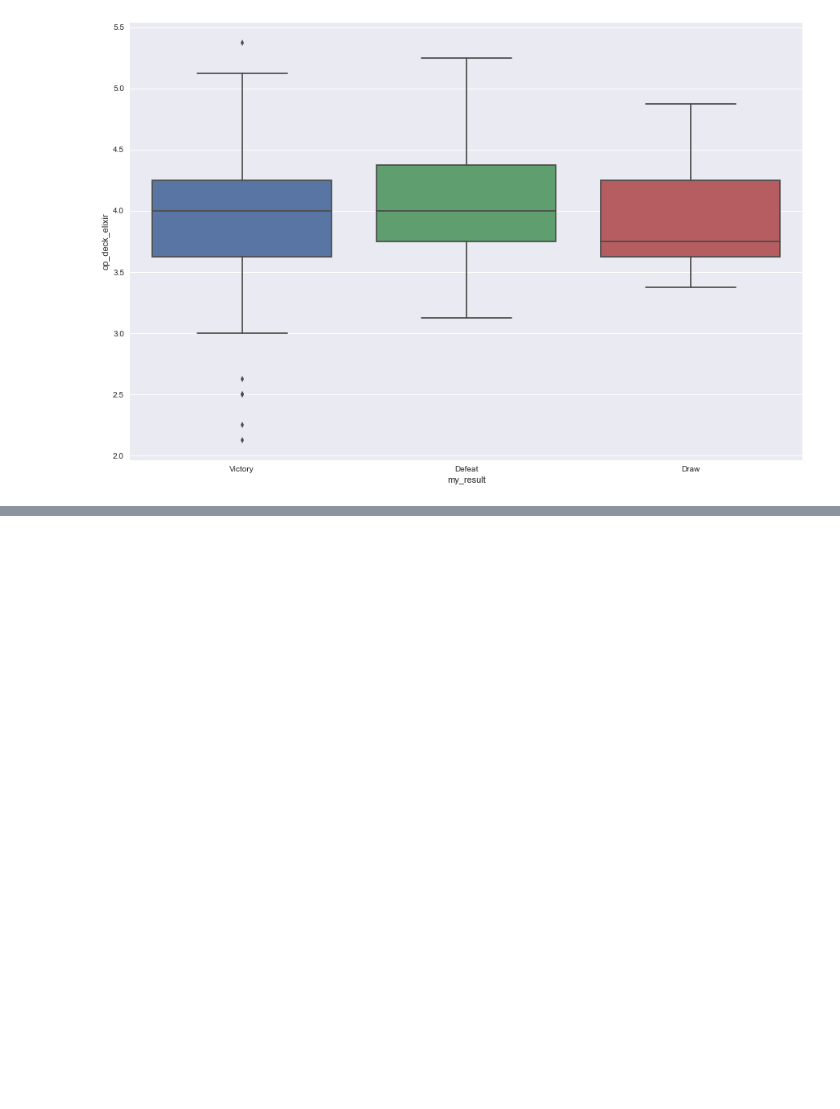
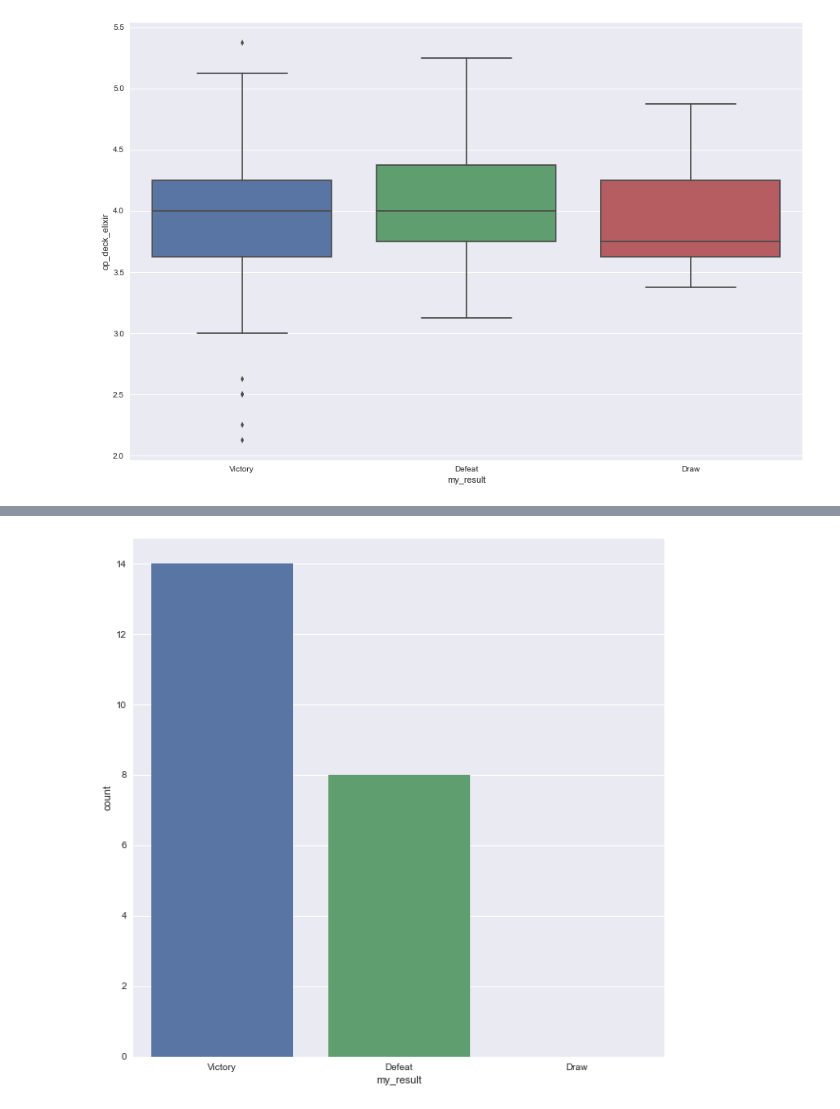
Before and after one commit to jvicentem/clashroyale-stats, a Jupyter notebook: report/My_Clash_Royale_Report.ipynb, the cells around one changed output, grey strips where cells are left out. Drawn from its saved outputs; the diff is of its cells as text; code cells hidden in the pictures; blank space fills up the shorter version.

```diff
--- a/report/My_Clash_Royale_Report.ipynb
+++ b/report/My_Clash_Royale_Report.ipynb
@@ -186,0 +206,98 @@ sns.plt.show()
+# %%
+for i in range(1, 8):
+    print('~~~ Arena %d stats ~~~' % i)
+
+    battles_by_arena = df[df.arena == str(i)]
+    print('Total battles in arena %d: %d' % (i, battles_by_arena.shape[0]))
+    print('-------')
+    print(battles_by_arena.groupby(['my_result'])['arena'].count())
+
+    sns.plt.figure(figsize=(10, 10))
+    (sns.countplot(x=battles_by_arena['my_result'], order=['Victory', 'Defeat', 'Draw']))
+    sns.plt.show()
+
+    print('--- Victories ---')
+
+    battles_by_vic = battles_by_arena[battles_by_arena.my_result == 'Victory']
+
+    print('Cards types count (median)')
+
+    cards_types1_vic = (battles_by_vic[['my_troops', 'my_buildings', 'my_spells',
+                                       'op_troops', 'op_buildings', 'op_spells']]
+                       .describe())
+
+    print(cards_types1_vic.loc[['50%']])
+
+    sns.plt.figure(figsize=(10, 10))
+    sns.barplot(x='val', y='type', data=pd.DataFrame(data={'type': cards_types1_vic.columns,
+                                                             'val': (cards_types1_vic.loc[['50%']]
+                                                                     .values.tolist()[0])
+                                                          }))
+    sns.plt.show()
+
+    print('----')
+
+    cards_types2_vic = (battles_by_vic[['my_commons', 'my_rares', 'my_epics',
+                                        'op_commons', 'op_rares', 'op_epics']]
+                       .describe())
+
+    print(cards_types2_vic.loc[['50%']])
+
+    sns.plt.figure(figsize=(10, 10))
+    sns.barplot(x='val', y='type', data=pd.DataFrame(data={'type': cards_types2_vic.columns,
+                                                             'val': (cards_types2_vic.loc[['50%']]
+                                                                     .values.tolist()[0])
+                                                          }))
+    sns.plt.show()
+
+
+    print('Opponents\' cards median level')
+
+    print( np.mean(list(filter(lambda x: x != 0, [y for x in battles_by_vic.filter(regex=('op_[A-Z]')).values.tolist() for y in x] )) ))
+
+
+    print('\n--- Defeats ---')
+
+    battles_by_def = battles_by_arena[battles_by_arena.my_result == 'Defeat']
+
+    print('Cards types count (median)')
+
+    cards_types1_def = (battles_by_def[['my_troops', 'my_buildings', 'my_spells',
+                                       'op_troops', 'op_buildings', 'op_spells']]
+                       .describe())
+
+    print(cards_types1_def.loc[['50%']])
+
+    sns.plt.figure(figsize=(10, 10))
+    sns.barplot(x='val', y='type', data=pd.DataFrame(data={'type': cards_types1_def.columns,
+                                                             'val': (cards_types1_def.loc[['50%']]
+                                                                     .values.tolist()[0])
+                                                          }))
+    sns.plt.show()
+
+    print('----')
+
+    cards_types2_def = (battles_by_def[['my_commons', 'my_rares', 'my_epics',
+                                        'op_commons', 'op_rares', 'op_epics']]
+                       .describe())
+
+    print(cards_types2_def.loc[['50%']])
+
+    sns.plt.figure(figsize=(10, 10))
+    sns.barplot(x='val', y='type', data=pd.DataFrame(data={'type': cards_types2_def.columns,
+                                                             'val': (cards_types2_def.loc[['50%']]
+                                                                     .values.tolist()[0])
+                                                          }))
+    sns.plt.show()
+
+
+    print('Opponents\' cards median level')
+
+    print( np.mean(list(filter(lambda x: x != 0, [y for x in battles_by_def.filter(regex=('op_[A-Z]')).values.tolist() for y in x] )) ))
+
+
+    print('------------------------------------------------\n')
+
+    # Nivel de las cartas por arena y por resultado
+    # Cartas más usadas por arena y por resultado
+# %% [output]
@@ -186,0 +311 @@ sns.plt.show()
+[figure, added]
```
Also changed, not shown: parts of 6 cells of this notebook.
